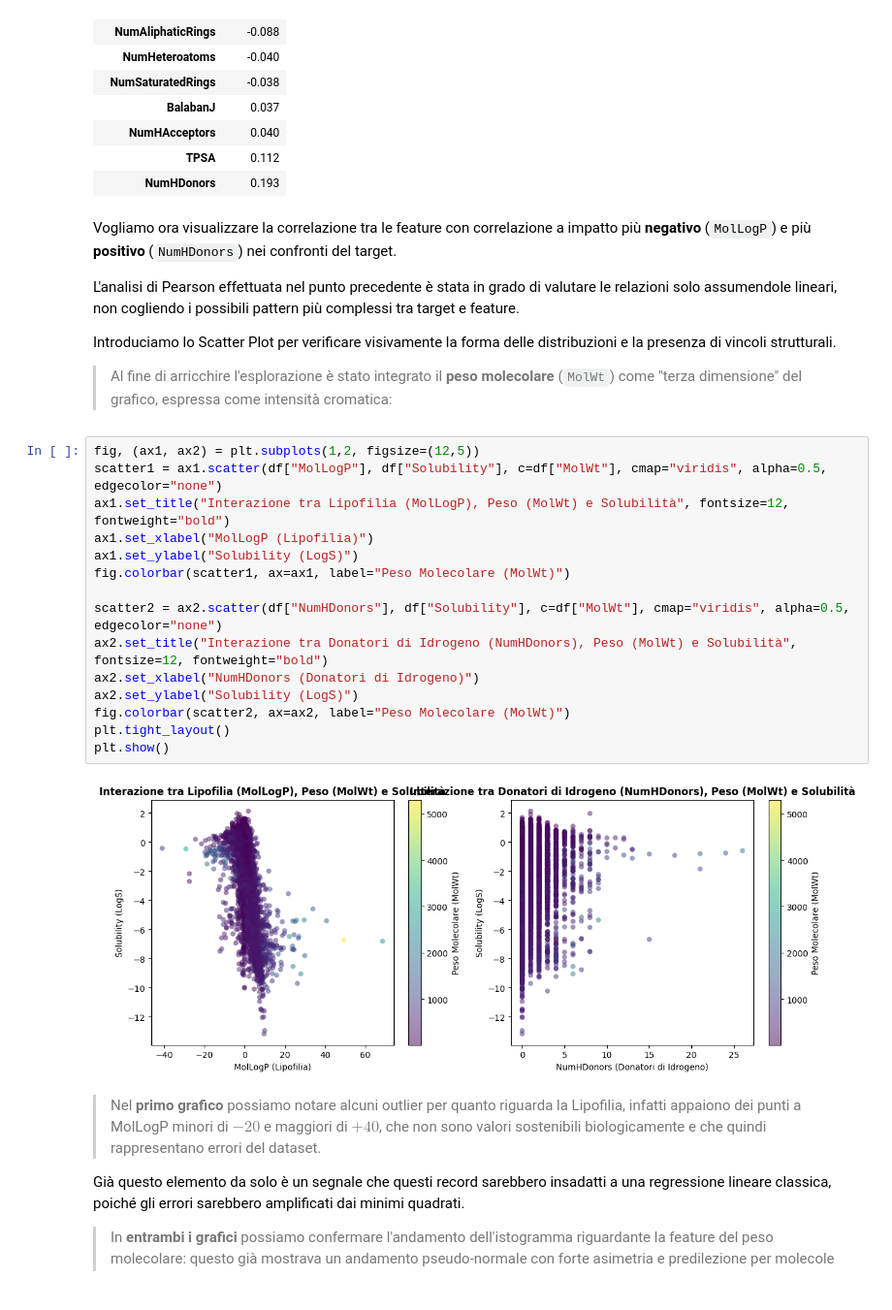
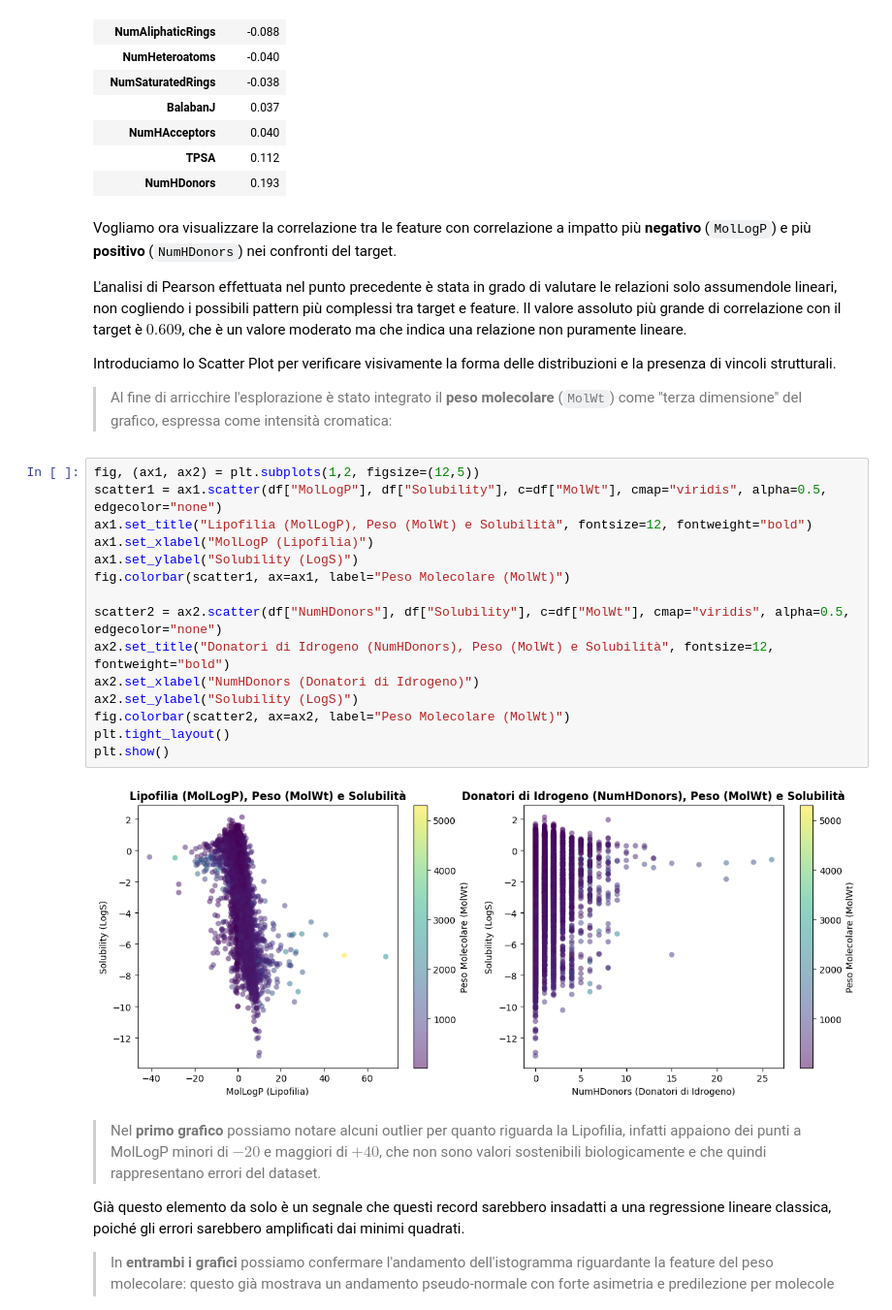
Before and after one commit to elettra-ven/DIA-Ventura-SolAq, a Jupyter notebook: SolAq_DIA_Ventura.ipynb, the cells around one changed output. Shown at 97% size. Saved outputs shown, nothing was run; the diff lists cells and outputs as text.

```diff
--- a/SolAq_DIA_Ventura.ipynb
+++ b/SolAq_DIA_Ventura.ipynb
@@ -473,7 +474,7 @@ display(corr_mat['Solubility'].drop("Solubility").sort_values().round(3).to_fram
 # %% [markdown]
 Vogliamo ora visualizzare la correlazione tra le feature con correlazione a impatto più **negativo** (`MolLogP`) e più **positivo** (`NumHDonors`) nei confronti del target.
 
-L'analisi di Pearson effettuata nel punto precedente è stata in grado di valutare le relazioni solo assumendole lineari, non cogliendo i possibili pattern più complessi tra target e feature.
+L'analisi di Pearson effettuata nel punto precedente è stata in grado di valutare le relazioni solo assumendole lineari, non cogliendo i possibili pattern più complessi tra target e feature. Il valore assoluto più grande di correlazione con il target è $0.609$, che è un valore moderato ma che indica una relazione non puramente lineare.
 
 Introduciamo lo Scatter Plot per verificare visivamente la forma delle distribuzioni e la presenza di vincoli strutturali.
 
@@ -481,20 +482,20 @@ Introduciamo lo Scatter Plot per verificare visivamente la forma delle distribuz
 # %%
 fig, (ax1, ax2) = plt.subplots(1,2, figsize=(12,5))
 scatter1 = ax1.scatter(df["MolLogP"], df["Solubility"], c=df["MolWt"], cmap="viridis", alpha=0.5, edgecolor="none")
-ax1.set_title("Interazione tra Lipofilia (MolLogP), Peso (MolWt) e Solubilità", fontsize=12, fontweight="bold")
+ax1.set_title("Lipofilia (MolLogP), Peso (MolWt) e Solubilità", fontsize=12, fontweight="bold")
 ax1.set_xlabel("MolLogP (Lipofilia)")
 ax1.set_ylabel("Solubility (LogS)")
 fig.colorbar(scatter1, ax=ax1, label="Peso Molecolare (MolWt)")
 
 scatter2 = ax2.scatter(df["NumHDonors"], df["Solubility"], c=df["MolWt"], cmap="viridis", alpha=0.5, edgecolor="none")
-ax2.set_title("Interazione tra Donatori di Idrogeno (NumHDonors), Peso (MolWt) e Solubilità", fontsize=12, fontweight="bold")
+ax2.set_title("Donatori di Idrogeno (NumHDonors), Peso (MolWt) e Solubilità", fontsize=12, fontweight="bold")
 ax2.set_xlabel("NumHDonors (Donatori di Idrogeno)")
 ax2.set_ylabel("Solubility (LogS)")
 fig.colorbar(scatter2, ax=ax2, label="Peso Molecolare (MolWt)")
 plt.tight_layout()
 plt.show()
 # %% [output]
-[figure, old version]
+[figure, new version]
 # %% [markdown]
 >Nel **primo grafico** possiamo notare alcuni outlier per quanto riguarda la Lipofilia, infatti appaiono dei punti a MolLogP minori di $-20$ e maggiori di $+40$, che non sono valori sostenibili biologicamente e che quindi rappresentano errori del dataset.
 
```
Also changed, not shown: parts of 17 cells of this notebook.
